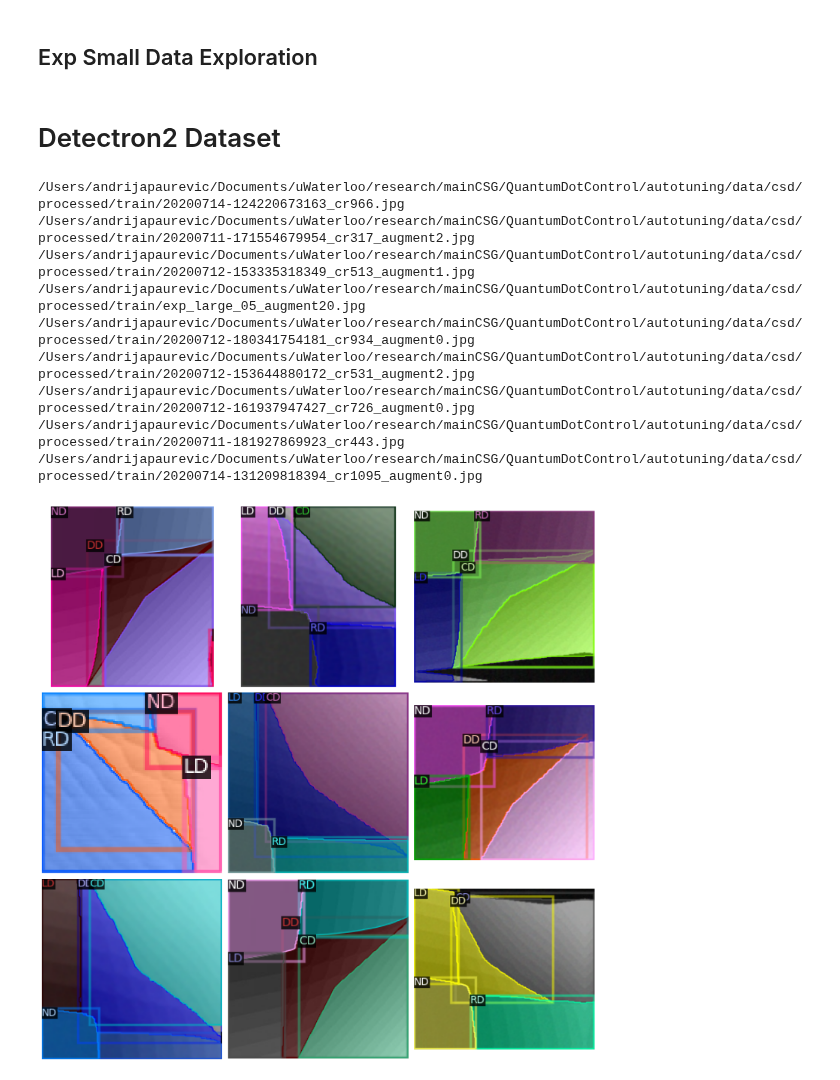
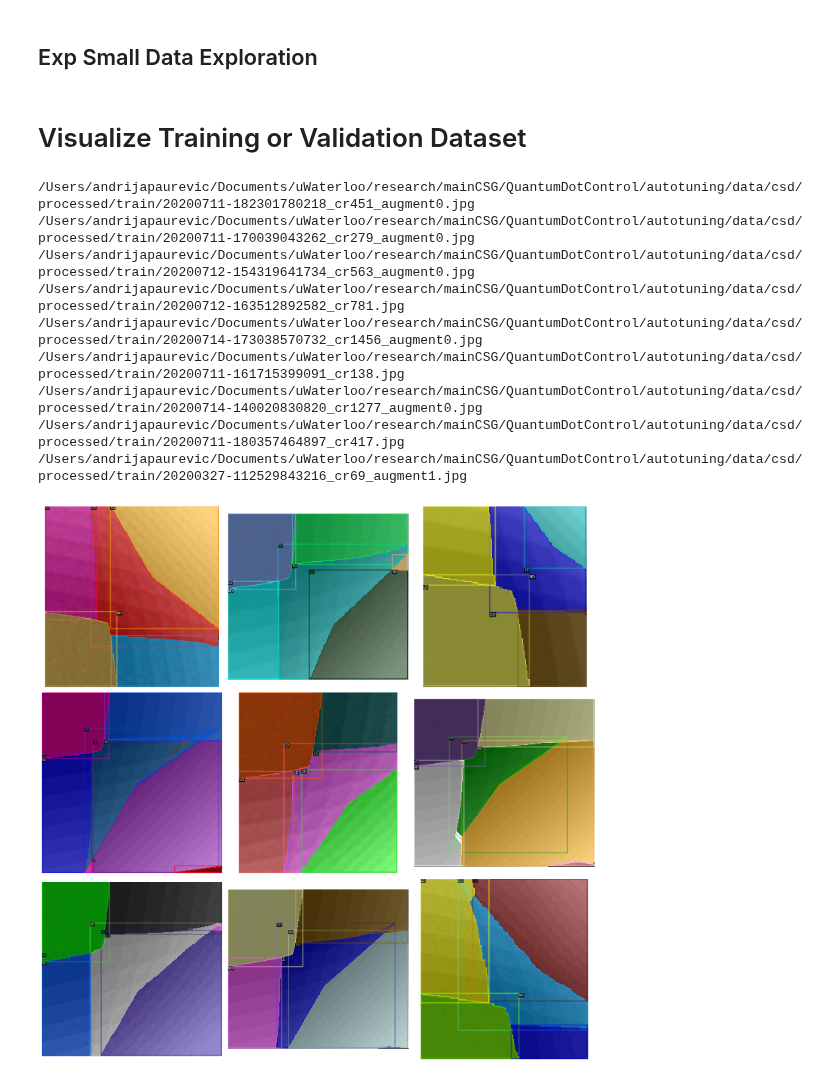
Before and after one commit to mainCSG/QuantumDotControl, a Jupyter notebook: autotuning/coarse_tuning/notebooks/data_visualization.ipynb, the cells around one changed output. Saved outputs shown, nothing was run; the diff lists cells and outputs as text; code cells hidden in the pictures.

Commit message:
code can now scale to multiple models

```diff
--- a/autotuning/coarse_tuning/notebooks/data_visualization.ipynb
+++ b/autotuning/coarse_tuning/notebooks/data_visualization.ipynb
@@ -48,6 +52,19 @@ MODEL_DATA_DIR = os.path.join(ROOT_DIR, "processed")
 MODEL_TRAIN_DATA_DIR = os.path.join(MODEL_DATA_DIR,"train")
 MODEL_VAL_DATA_DIR = os.path.join(MODEL_DATA_DIR,"val")
 MODEL_TEST_DATA_DIR = os.path.join(MODEL_DATA_DIR,"test")
+
+config_path = "../src/config.yaml"
+
+model_name = 'dot_num'
+# model_name = 'charge_state'
+
+with open(config_path, 'r') as config_yaml:
+            model_yaml = yaml.load(config_yaml, Loader=yaml.FullLoader)
+            model_config = model_yaml[model_name]
+            model_info = model_config['info']
+            model_hyperparams = model_config['hyperparameters']
+
+            model_device = model_yaml['device']
 # %% [markdown]
 # Annotation Dataset
 # %%
@@ -58,7 +75,7 @@ import skimage as sk
 # file_path = "/Users/andrijapaurevic/Documents/uWaterloo/research/mainCSG/QuantumDotControl/autotuning/data/csd/raw/20200714-140115023515_cr1279.npy"
 # file_path = "/Users/andrijapaurevic/Documents/uWaterloo/research/mainCSG/QuantumDotControl/autotuning/data/csd/raw/20171118-125846183949.npy"
 # file_path = "/Users/andrijapaurevic/Documents/uWaterloo/research/mainCSG/QuantumDotControl/autotuning/data/csd/raw/20200711-161944699948_cr145.npy"
-file_path = "/Users/andrijapaurevic/Documents/uWaterloo/research/mainCSG/QuantumDotControl/autotuning/data/csd/raw/20200714-172019089587_cr1444.npy"
+file_path = "/Users/andrijapaurevic/Documents/uWaterloo/research/mainCSG/QuantumDotControl/autotuning/data/csd/raw/20200711-160629575364_cr75.npy"
 
 # Loads, *.npy file, extracts CSD
 qflow_data = np.load(file_path, allow_pickle=True).item()
@@ -374,6 +392,6 @@ def convert_label_to_region_mask(data, label):
 
 # print(qflow_data['label'])
 # print(convert_label_to_region_mask(qflow_data['sensor'], qflow_data['label']))
-# %% [markdown]
-# Detectron2 Dataset
+# %% [markdown]
+# Visualize Training or Validation Dataset
 # %%
@@ -445,45 +456,49 @@ def get_csd_dicts(img_dir):
 # %%
 DatasetCatalog.clear()
 MetadataCatalog.clear()
 
-for d in ["train", "val", "test"]:
+for d in ["train", "val"]:
     DatasetCatalog.register("csd_" + d, lambda d=d: get_csd_dicts(os.path.join(MODEL_DATA_DIR,d)))
-    MetadataCatalog.get("csd_" + d).set(thing_classes=["ND", "LD", "CD", "RD", "DD"])
-    # MetadataCatalog.get("csd_" + d).set(thing_colors=[(255,0,0),(0,255,0),(0,0,255)])
+    MetadataCatalog.get("csd_" + d).set(thing_classes=list(model_info['class_dict'].keys()))
 
-csd_metadata = MetadataCatalog.get("csd_train")
-csd_test_metadata = MetadataCatalog.get("csd_test")
+csd_train_metadata = MetadataCatalog.get("csd_train")
+csd_val_metadata = MetadataCatalog.get("csd_val")
 
-dataset_dicts = get_csd_dicts(MODEL_TRAIN_DATA_DIR)
+# WHICH TO CHECK?
+dataset_to_check = "train"
+
+dataset_dir = MODEL_TRAIN_DATA_DIR if dataset_to_check == "train" else MODEL_VAL_DATA_DIR
+
+dataset_dicts = get_csd_dicts(dataset_dir)
 
 num_of_display_images = 9
 
 num_cols = min(3, num_of_display_images)  # Maximum of 3 columns
 num_rows = int(np.ceil(num_of_display_images / num_cols))
 fig, axs = plt.subplots(num_rows, num_cols, figsize=(15, 5 * num_rows))
 
 for i, d in enumerate(random.sample(dataset_dicts, num_of_display_images)):
-    print(d["file_name"])
+    print(d['file_name'])
     img = cv2.imread(d["file_name"])
-    visualizer = Visualizer(img[:, :, ::-1], metadata=csd_metadata, scale=1)
+    visualizer = Visualizer(img[:, :, ::-1], metadata=csd_train_metadata, scale=3)
     out = visualizer.draw_dataset_dict(d)
     if num_rows > 1:
         ax = axs[i // num_cols, i % num_cols]
     else:
         ax = axs[i % num_cols]
     ax.imshow(out.get_image()[:, :, ::-1])
     ax.axis("off")
 
 plt.tight_layout()
 plt.show()
 # %% [output]
-/Users/andrijapaurevic/Documents/uWaterloo/research/mainCSG/QuantumDotControl/autotuning/data/csd/processed/train/20200714-124220673163_cr966.jpg
-/Users/andrijapaurevic/Documents/uWaterloo/research/mainCSG/QuantumDotControl/autotuning/data/csd/processed/train/20200711-171554679954_cr317_augment2.jpg
-/Users/andrijapaurevic/Documents/uWaterloo/research/mainCSG/QuantumDotControl/autotuning/data/csd/processed/train/20200712-153335318349_cr513_augment1.jpg
-/Users/andrijapaurevic/Documents/uWaterloo/research/mainCSG/QuantumDotControl/autotuning/data/csd/processed/train/exp_large_05_augment20.jpg
-/Users/andrijapaurevic/Documents/uWaterloo/research/mainCSG/QuantumDotControl/autotuning/data/csd/processed/train/20200712-180341754181_cr934_augment0.jpg
-/Users/andrijapaurevic/Documents/uWaterloo/research/mainCSG/QuantumDotControl/autotuning/data/csd/processed/train/20200712-153644880172_cr531_augment2.jpg
-/Users/andrijapaurevic/Documents/uWaterloo/research/mainCSG/QuantumDotControl/autotuning/data/csd/processed/train/20200712-161937947427_cr726_augment0.jpg
-/Users/andrijapaurevic/Documents/uWaterloo/research/mainCSG/QuantumDotControl/autotuning/data/csd/processed/train/20200711-181927869923_cr443.jpg
-/Users/andrijapaurevic/Documents/uWaterloo/research/mainCSG/QuantumDotControl/autotuning/data/csd/processed/train/20200714-131209818394_cr1095_augment0.jpg
+/Users/andrijapaurevic/Documents/uWaterloo/research/mainCSG/QuantumDotControl/autotuning/data/csd/processed/train/20200711-182301780218_cr451_augment0.jpg
+/Users/andrijapaurevic/Documents/uWaterloo/research/mainCSG/QuantumDotControl/autotuning/data/csd/processed/train/20200711-170039043262_cr279_augment0.jpg
+/Users/andrijapaurevic/Documents/uWaterloo/research/mainCSG/QuantumDotControl/autotuning/data/csd/processed/train/20200712-154319641734_cr563_augment0.jpg
+/Users/andrijapaurevic/Documents/uWaterloo/research/mainCSG/QuantumDotControl/autotuning/data/csd/processed/train/20200712-163512892582_cr781.jpg
+/Users/andrijapaurevic/Documents/uWaterloo/research/mainCSG/QuantumDotControl/autotuning/data/csd/processed/train/20200714-173038570732_cr1456_augment0.jpg
+/Users/andrijapaurevic/Documents/uWaterloo/research/mainCSG/QuantumDotControl/autotuning/data/csd/processed/train/20200711-161715399091_cr138.jpg
+/Users/andrijapaurevic/Documents/uWaterloo/research/mainCSG/QuantumDotControl/autotuning/data/csd/processed/train/20200714-140020830820_cr1277_augment0.jpg
+/Users/andrijapaurevic/Documents/uWaterloo/research/mainCSG/QuantumDotControl/autotuning/data/csd/processed/train/20200711-180357464897_cr417.jpg
+/Users/andrijapaurevic/Documents/uWaterloo/research/mainCSG/QuantumDotControl/autotuning/data/csd/processed/train/20200327-112529843216_cr69_augment1.jpg
-[figure, old version]
+[figure, new version]
```
Also changed, not shown: parts of 9 cells of this notebook, 13 other files.
